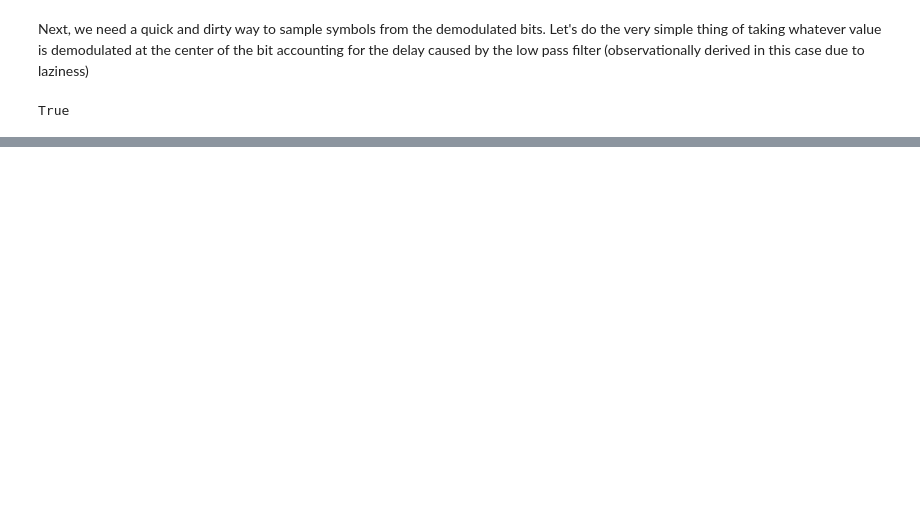
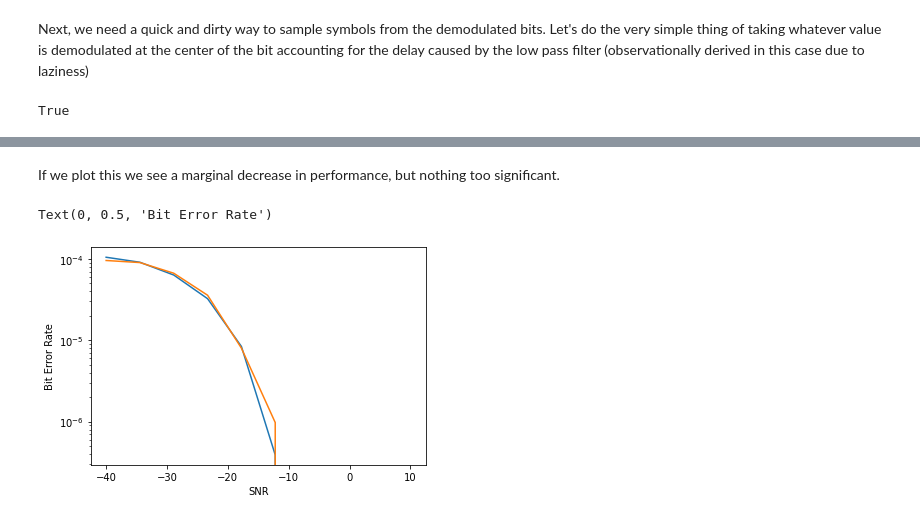
Before and after one commit to newhouseb/onebitbt, a Jupyter notebook: research/Receiver.ipynb, the cells around one changed output, grey strips where cells are left out. Cells and saved outputs as stored; diff of their text form; code cells hidden in the pictures; blank space fills up the shorter version.

```diff
--- a/research/Receiver.ipynb
+++ b/research/Receiver.ipynb
@@ -206,0 +214,17 @@ plt.xscale('log')
+# %%
+def demodulate_gmsk_1bit(sig):
+    return demodulate_gmsk(np.sign(sig))
+
+sample = np.tile(prbs9(),2)
+one_bit_levels, one_bit_errors = evaluate_bit_error_rate(sample, modulate_gmsk(sample), demodulate_gmsk)
+# %% [markdown]
+If we plot this we see a marginal decrease in performance, but nothing too significant.
+# %%
+plt.plot(ideal_levels, ideal_errors)
+plt.plot(one_bit_levels, one_bit_errors)
+plt.yscale('log')
+plt.xlabel("SNR")
+plt.ylabel("Bit Error Rate")
+# %% [output]
+Text(0, 0.5, 'Bit Error Rate')
+[figure, added]
```
Also changed, not shown: parts of 24 cells of this notebook.
